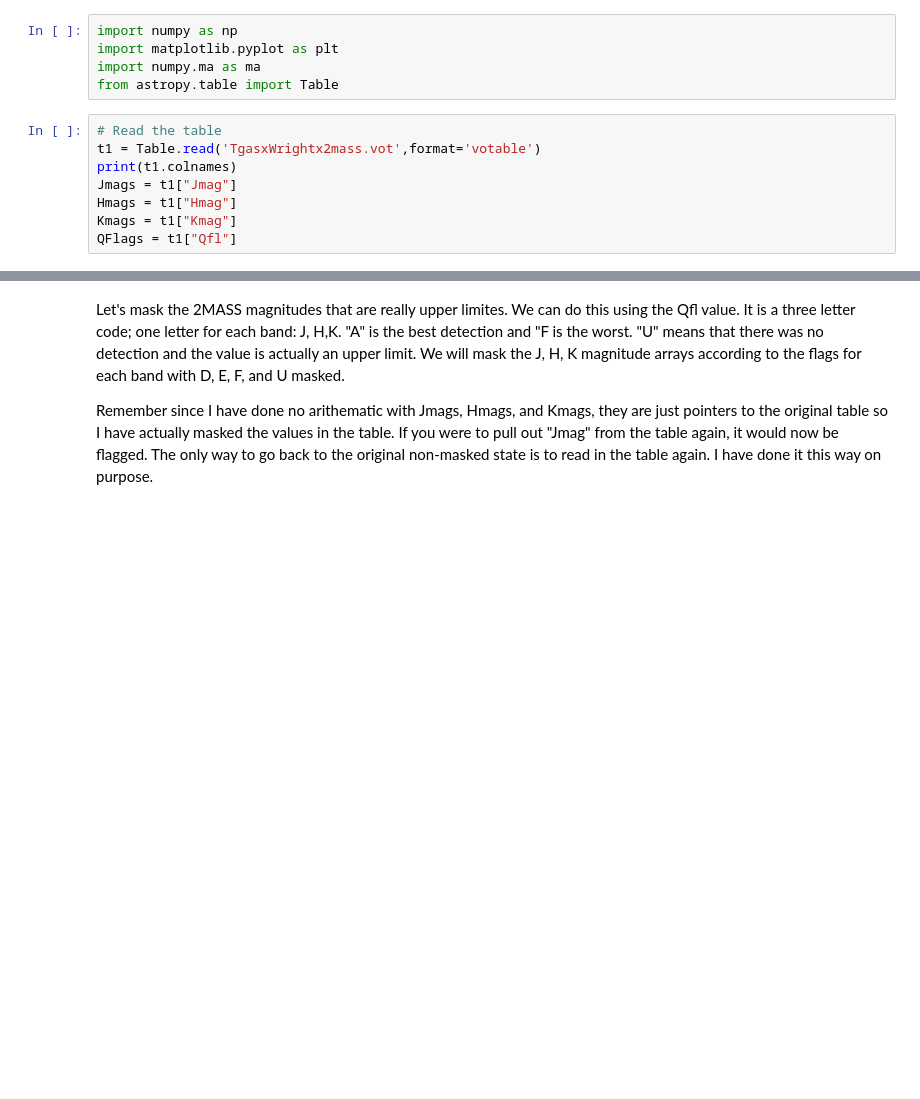
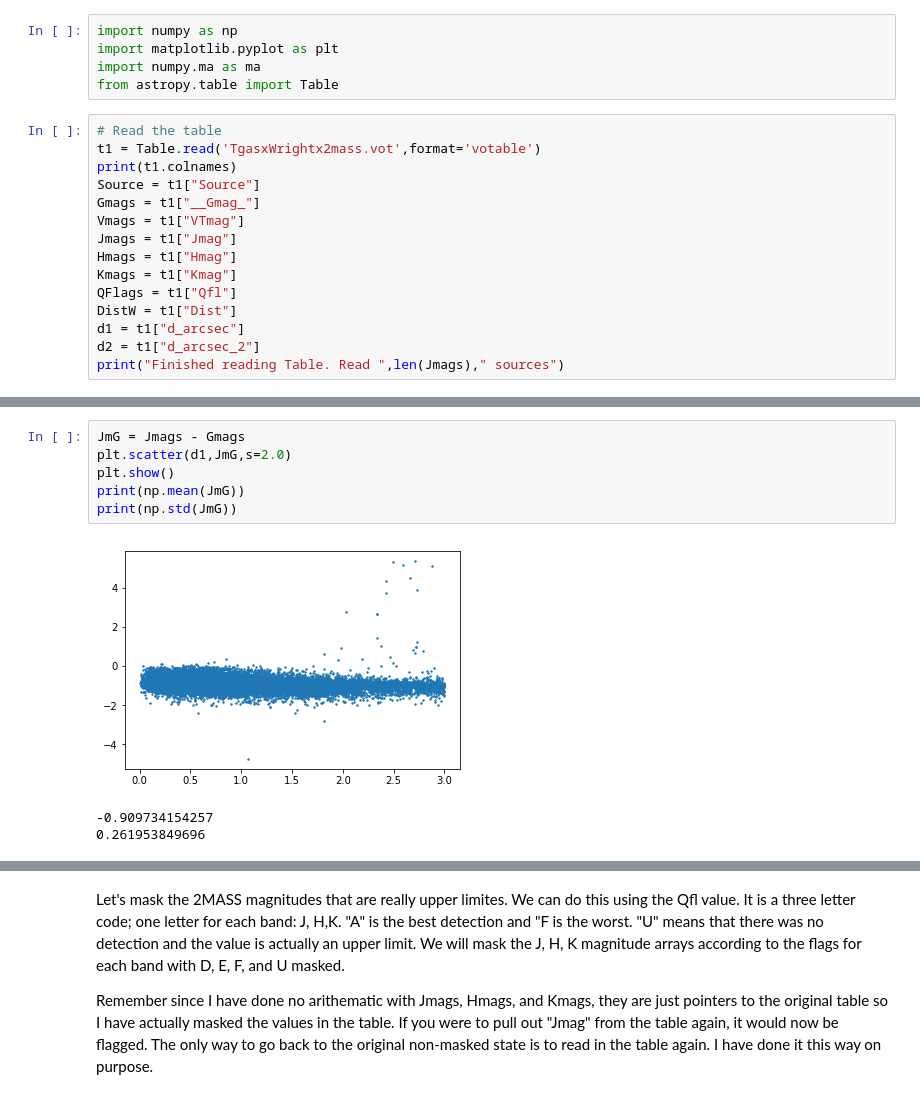
Before and after one commit to leemundy/GAIA, a Jupyter notebook: Work-Areas/lgm/notebooks/Making-SEDs.ipynb, the cells around one changed output, grey strips where cells are left out. Drawn from its saved outputs; the diff is of its cells as text; blank space fills up the shorter version.

```diff
--- a/Work-Areas/lgm/notebooks/Making-SEDs.ipynb
+++ b/Work-Areas/lgm/notebooks/Making-SEDs.ipynb
@@ -7,10 +7,17 @@ from astropy.table import Table
 # Read the table
 t1 = Table.read('TgasxWrightx2mass.vot',format='votable')
 print(t1.colnames)
+Source = t1["Source"]
+Gmags = t1["__Gmag_"]
+Vmags = t1["VTmag"]
 Jmags = t1["Jmag"]
 Hmags = t1["Hmag"]
 Kmags = t1["Kmag"]
 QFlags = t1["Qfl"]
+DistW = t1["Dist"]
+d1 = t1["d_arcsec"]
+d2 = t1["d_arcsec_2"]
+print("Finished reading Table. Read ",len(Jmags)," sources")
 # %% [output]
 WARNING: W03: TgasxWrightx2mass.vot:26:0: W03: Implicitly generating an ID from a name '<FG>' -> '__FG_' [astropy.io.votable.xmlutil]
 WARNING: W50: TgasxWrightx2mass.vot:26:0: W50: Invalid unit string 'e-/s' [astropy.io.votable.tree]
@@ -32,0 +60,10 @@ WARNING: W49: TgasxWrightx2mass.vot:74:77: W49: Empty cell illegal for integer f
+# %%
+JmG = Jmags - Gmags
+plt.scatter(d1,JmG,s=2.0)
+plt.show()
+print(np.mean(JmG))
+print(np.std(JmG))
+# %% [output]
+[figure, added]
+-0.909734154257
+0.261953849696
```
Also changed, not shown: parts of 13 cells of this notebook.
